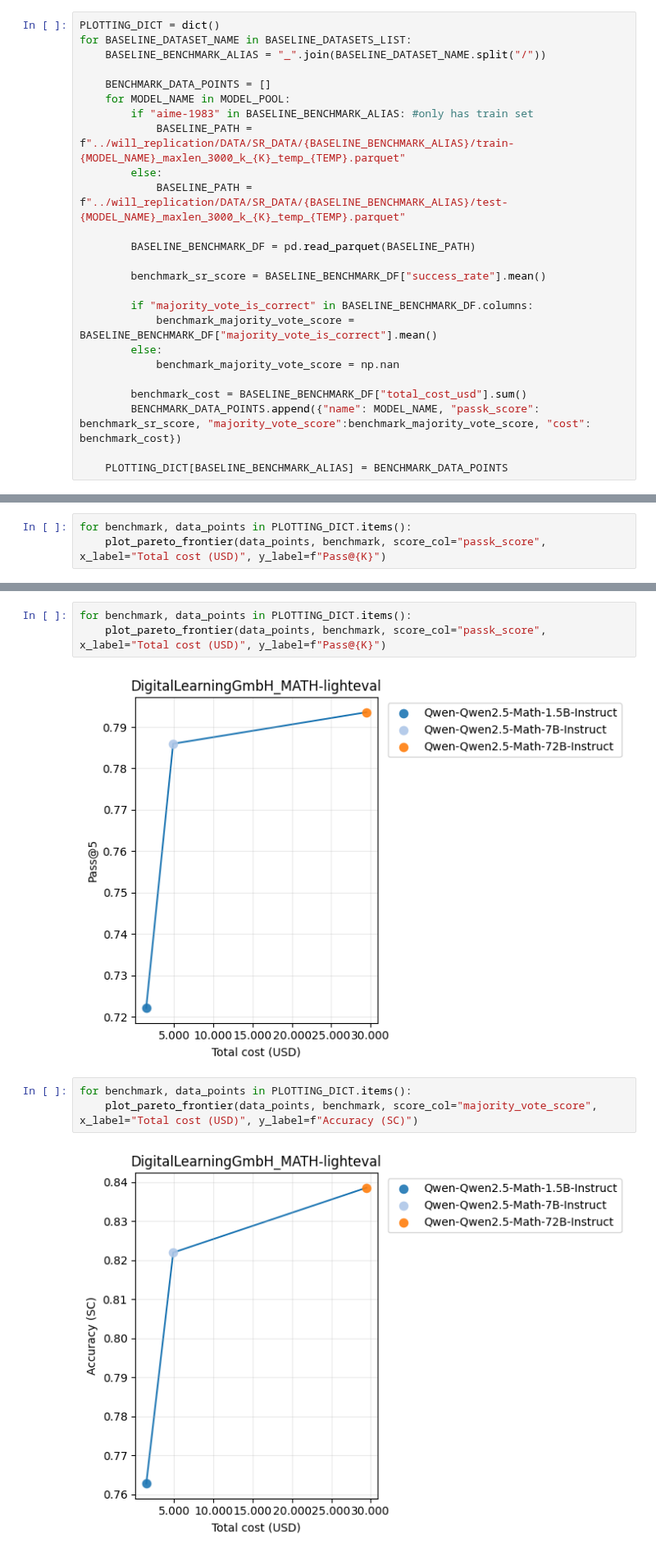
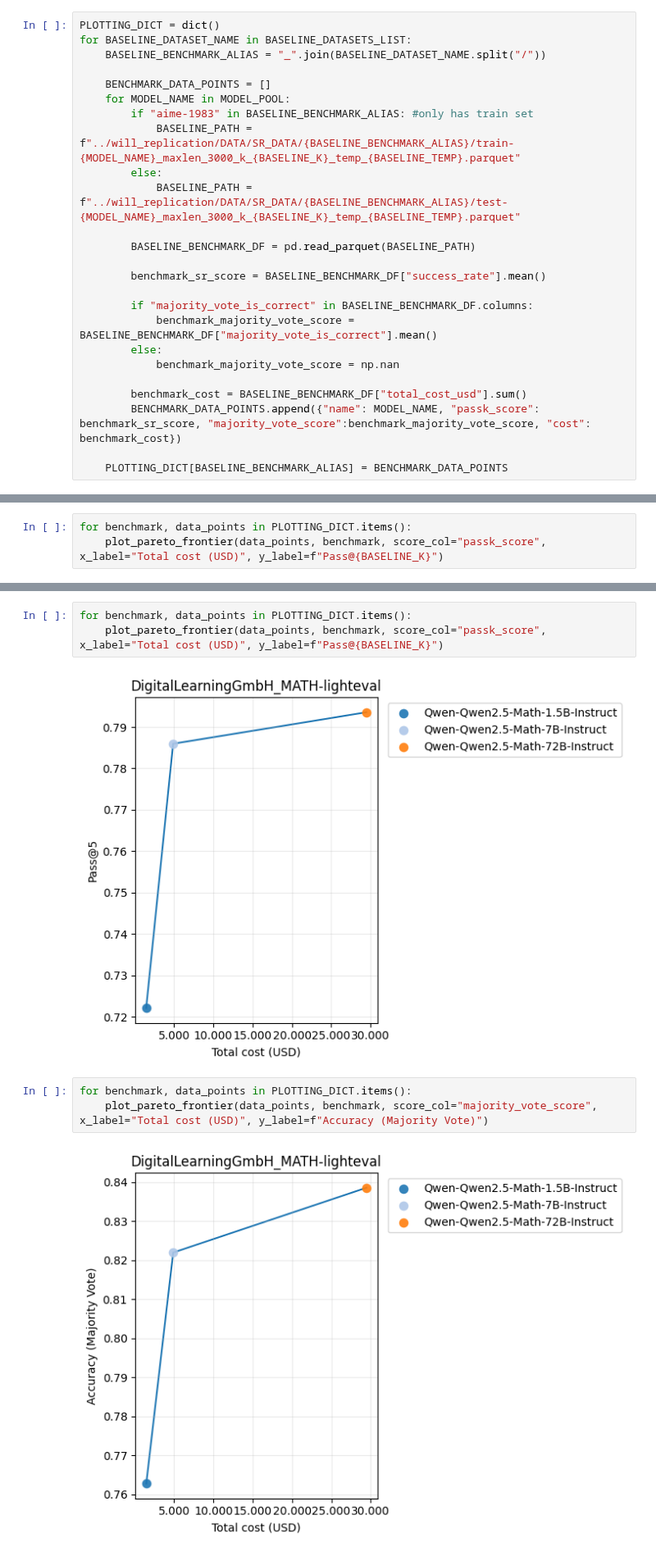
Before and after one commit to KabakaWilliam/llms_know_difficulty, a Jupyter notebook: router_code/create_pareto_baselines.ipynb, the cells around one changed output, grey strips where cells are left out. Shown at 82% size. Drawn from its saved outputs; the diff is of its cells as text.

```diff
--- a/router_code/create_pareto_baselines.ipynb
+++ b/router_code/create_pareto_baselines.ipynb
@@ -36,9 +39,9 @@ for BASELINE_DATASET_NAME in BASELINE_DATASETS_LIST:
     BENCHMARK_DATA_POINTS = []
     for MODEL_NAME in MODEL_POOL:
         if "aime-1983" in BASELINE_BENCHMARK_ALIAS: #only has train set
-            BASELINE_PATH = f"../will_replication/DATA/SR_DATA/{BASELINE_BENCHMARK_ALIAS}/train-{MODEL_NAME}_maxlen_3000_k_{K}_temp_{TEMP}.parquet"
+            BASELINE_PATH = f"../will_replication/DATA/SR_DATA/{BASELINE_BENCHMARK_ALIAS}/train-{MODEL_NAME}_maxlen_3000_k_{BASELINE_K}_temp_{BASELINE_TEMP}.parquet"
         else:
-            BASELINE_PATH = f"../will_replication/DATA/SR_DATA/{BASELINE_BENCHMARK_ALIAS}/test-{MODEL_NAME}_maxlen_3000_k_{K}_temp_{TEMP}.parquet"
+            BASELINE_PATH = f"../will_replication/DATA/SR_DATA/{BASELINE_BENCHMARK_ALIAS}/test-{MODEL_NAME}_maxlen_3000_k_{BASELINE_K}_temp_{BASELINE_TEMP}.parquet"
 
         BASELINE_BENCHMARK_DF = pd.read_parquet(BASELINE_PATH)
 
@@ -86,16 +79,16 @@ PLOTTING_DICT
    'cost': 29.464504192}]}
 # %%
 for benchmark, data_points in PLOTTING_DICT.items():
-    plot_pareto_frontier(data_points, benchmark, score_col="passk_score", x_label="Total cost (USD)", y_label=f"Pass@{K}")
+    plot_pareto_frontier(data_points, benchmark, score_col="passk_score", x_label="Total cost (USD)", y_label=f"Pass@{BASELINE_K}")
 # %% [output]
 [figure]
 # %%
 for benchmark, data_points in PLOTTING_DICT.items():
-    plot_pareto_frontier(data_points, benchmark, score_col="passk_score", x_label="Total cost (USD)", y_label=f"Pass@{K}")
+    plot_pareto_frontier(data_points, benchmark, score_col="passk_score", x_label="Total cost (USD)", y_label=f"Pass@{BASELINE_K}")
 # %% [output]
 [figure]
 # %%
 for benchmark, data_points in PLOTTING_DICT.items():
-    plot_pareto_frontier(data_points, benchmark, score_col="majority_vote_score", x_label="Total cost (USD)", y_label=f"Accuracy (SC)")
+    plot_pareto_frontier(data_points, benchmark, score_col="majority_vote_score", x_label="Total cost (USD)", y_label=f"Accuracy (Majority Vote)")
 # %% [output]
-[figure, old version]
+[figure, new version]
```
Also changed, not shown: parts of 8 cells of this notebook, 6 other files.
